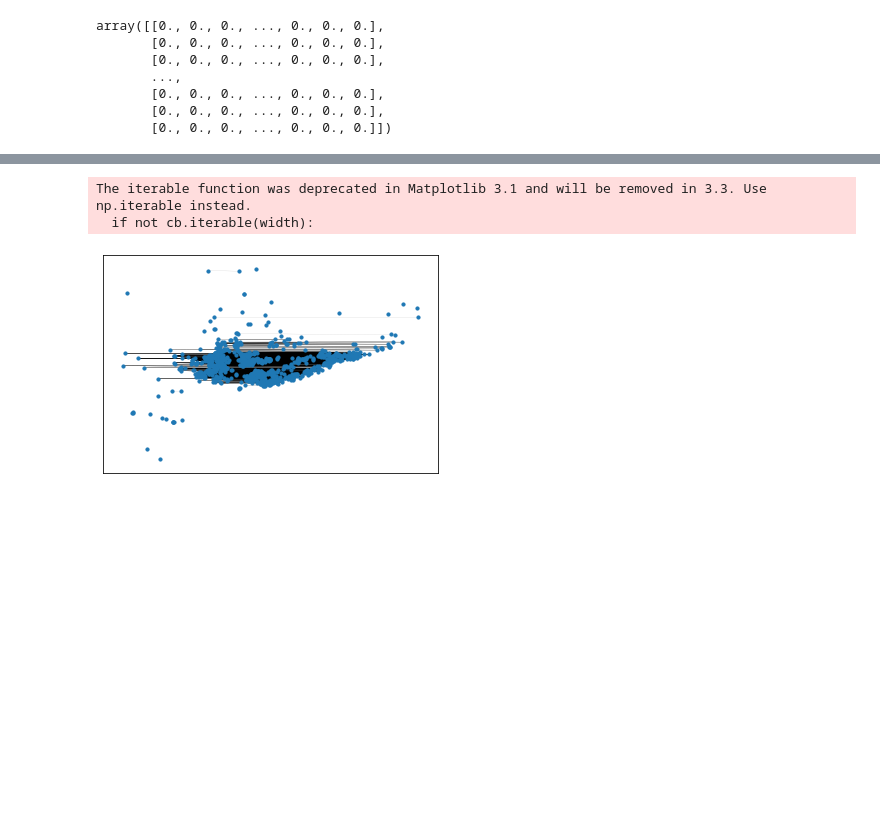
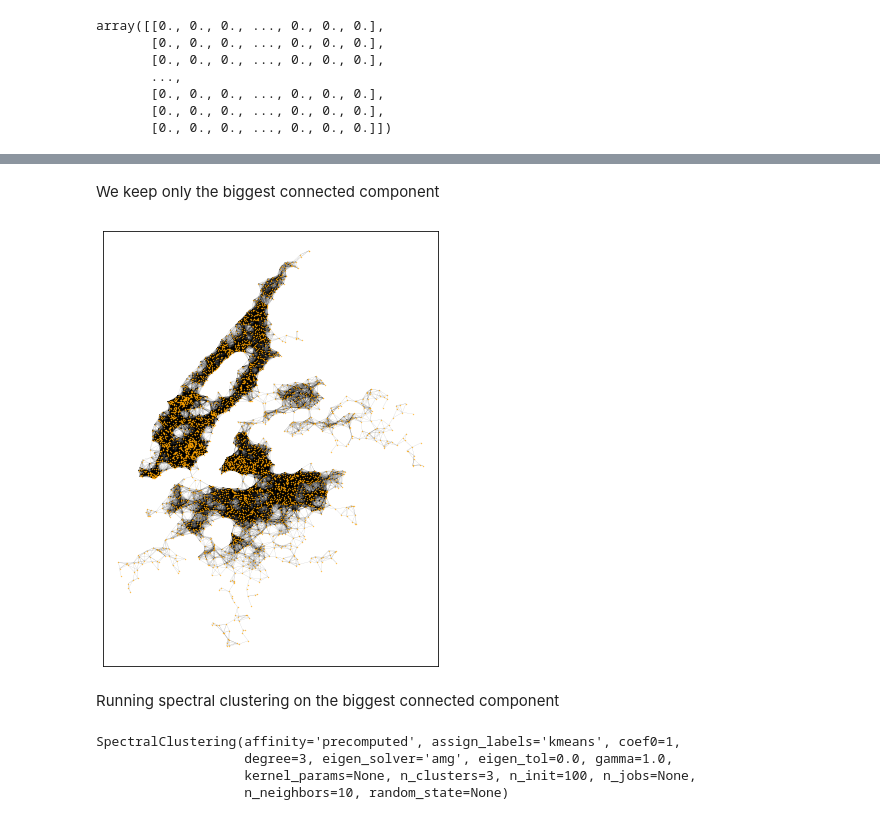
Before and after one commit to sylvainlugeon/labagarre, a Jupyter notebook: AIRBNB.ipynb, the cells around one changed output, grey strips where cells are left out. Saved outputs shown, nothing was run; the diff lists cells and outputs as text; code cells hidden in the pictures; blank space fills up the shorter version.

Commit message:
spectral clustering work

```diff
--- a/AIRBNB.ipynb
+++ b/AIRBNB.ipynb
@@ -100,9 +108,14 @@ array([[0., 0., 0., ..., 0., 0., 0.],
        [0., 0., 0., ..., 0., 0., 0.],
        [0., 0., 0., ..., 0., 0., 0.],
        [0., 0., 0., ..., 0., 0., 0.]])
+# %%
+# dictionnary to rename the labels of the nodes according to their indice in the df
+nodes_labels = dict(zip(np.arange(n), df_dist_s.index))
 # %%
+# create networkx graph, renaming nodes
 import networkx as nx
-G=nx.from_numpy_matrix(adj)
+G = nx.from_numpy_matrix(adj)
+G = nx.relabel_nodes(G, nodes_labels)
 # %%
 G.size()
 # %% [output]
@@ -141,3 +123,3 @@ See the caveats in the documentation: http://pandas.pydata.org/pandas-docs/stabl
 # %%
 # create dictionnary for nodes positions
-coord_dict = df_coord_red.coord.to_dict()
+coord_dict = df_red.utm.to_dict()
@@ -143,0 +163,4 @@ coord_dict = df_coord_red.coord.to_dict()
+# %% [markdown]
+We keep only the biggest connected component
+# %%
+Gc = max(nx.connected_component_subgraphs(G), key=len)
@@ -144,6 +169,8 @@ coord_dict = df_coord_red.coord.to_dict()
 # %%
-nx.draw_networkx(G, pos=coord_dict, with_labels=False, node_size=10, width=0.05)
+plt.figure(figsize=(6,8))
+nx.draw_networkx(Gc, pos=coord_dict, with_labels=False, node_size=0.1, node_color='orange', width=0.05)
+plt.show()
 # %% [output]
-The iterable function was deprecated in Matplotlib 3.1 and will be removed in 3.3. Use np.iterable instead.
-  if not cb.iterable(width):
-[figure, old version]
+[figure, new version]
+# %% [markdown]
+Running spectral clustering on the biggest connected component
@@ -149,0 +179,9 @@ The iterable function was deprecated in Matplotlib 3.1 and will be removed in 3.
+# %%
+from sklearn.cluster import SpectralClustering
+sc = SpectralClustering(n_clusters=3, eigen_solver='amg', affinity='precomputed', n_init=100)
+sc.fit(adj_c)
+# %% [output]
+SpectralClustering(affinity='precomputed', assign_labels='kmeans', coef0=1,
+                   degree=3, eigen_solver='amg', eigen_tol=0.0, gamma=1.0,
+                   kernel_params=None, n_clusters=3, n_init=100, n_jobs=None,
+                   n_neighbors=10, random_state=None)
```
Also changed, not shown: parts of 32 cells of this notebook, 1 other file.
